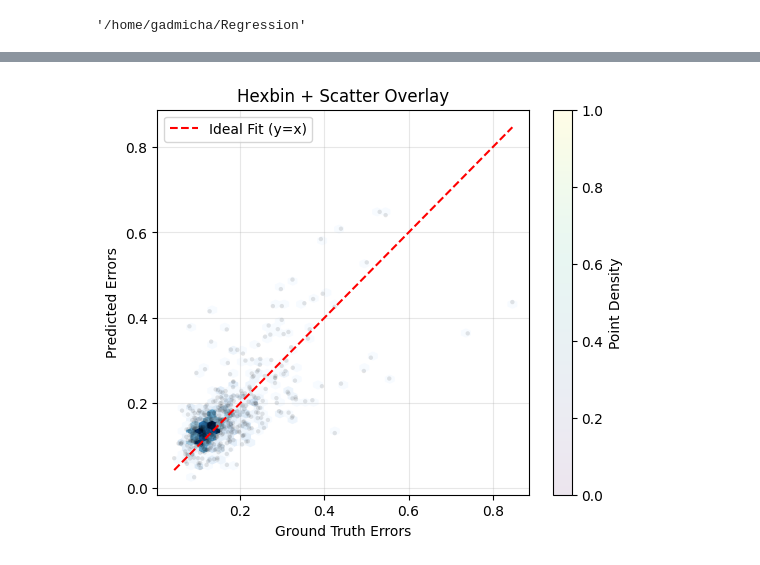
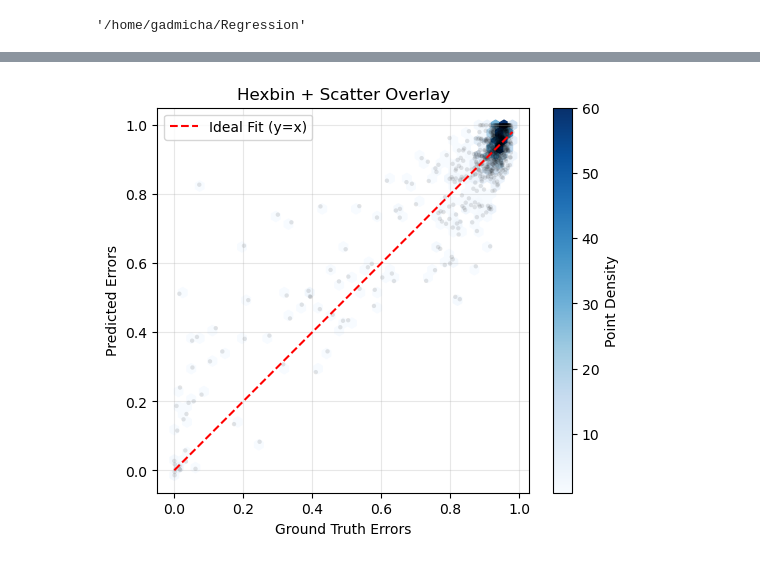
Before and after one commit to GadMil/Interpretability, a Jupyter notebook: interpretability/notebooks/plotting.ipynb, the cells around one changed output, grey strips where cells are left out. Drawn from its saved outputs; the diff is of its cells as text; code cells hidden in the pictures.

```diff
--- a/interpretability/notebooks/plotting.ipynb
+++ b/interpretability/notebooks/plotting.ipynb
@@ -18,6 +18,9 @@ organelle = all_organelles[1]
 # Load errors+error_predictions
 error_predictions = np.load(f"{BASE_PATH}/Variables/{organelle}_Error_Predictions_Mask_Pred.npy")
 errors = np.load(f"{BASE_PATH}/Variables/{organelle}_Errors.npy")
+# %%
+pcc_predictions = 1 - error_predictions
+pccs = 1 - errors
 # %%
 # Correlation
 plt.figure(figsize=(6, 6))
@@ -60,24 +63,24 @@ plt.show()
 # %%
 plt.figure(figsize=(6, 5))
 
 # Hexbin for density
-hb = plt.hexbin(errors, error_predictions, gridsize=40, cmap='Blues', mincnt=1)
+hb = plt.hexbin(pccs, pcc_predictions, gridsize=40, cmap='Blues', mincnt=1)
 
 # Overlay raw points with low alpha to highlight sparse areas
-plt.scatter(errors, error_predictions, color='black', s=10, alpha=0.1, edgecolors='none')
+plt.scatter(pccs, pcc_predictions, color='black', s=10, alpha=0.1, edgecolors='none')
 
 # Reference line and text
-plt.plot([min(errors), max(errors)], [min(errors), max(errors)], 'r--', label="Ideal Fit (y=x)")
+plt.plot([min(pccs), max(pccs)], [min(pccs), max(pccs)], 'r--', label="Ideal Fit (y=x)")
 plt.xlabel("Ground Truth Errors")
 plt.ylabel("Predicted Errors")
 plt.title("Hexbin + Scatter Overlay")
 plt.legend()
 plt.colorbar(hb, label='Point Density')
 plt.grid(alpha=0.3)
-# plt.savefig(f"{BASE_PATH}/Outputs/{organelle} scatter hexbin.png", bbox_inches='tight')
+plt.savefig(f"{BASE_PATH}/Outputs/{organelle} scatter hexbin.png", bbox_inches='tight')
 plt.show()
 # %% [output]
-[figure, old version]
+[figure, new version]
 # %%
 # Create bins
 bins = []
```
Also changed, not shown: parts of 12 cells of this notebook, 6 other files.
